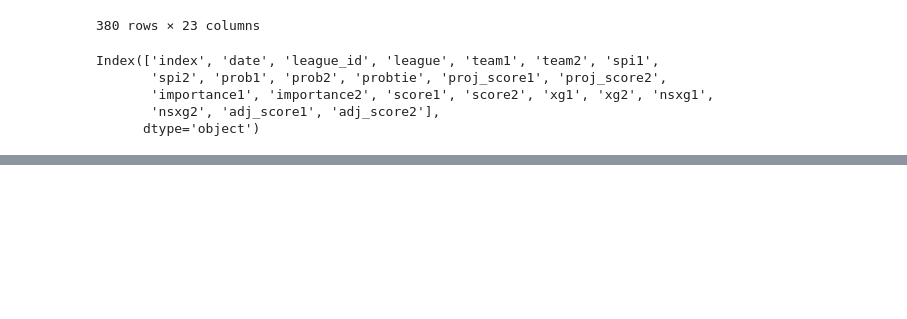
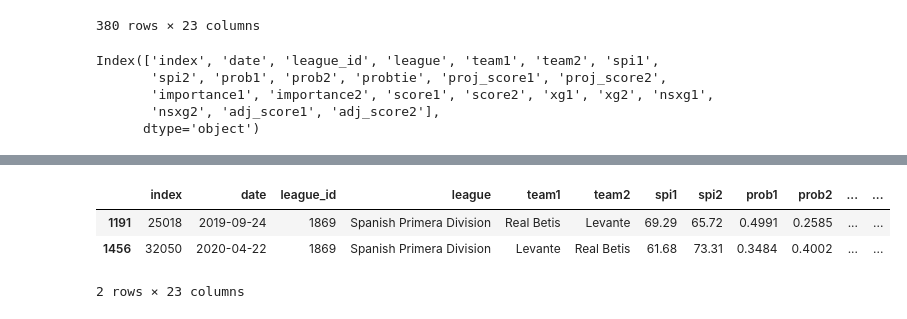
Before and after one commit to stcondon/tables4tableau, a Jupyter notebook: t/notebooks/fte-transformations.ipynb, the cells around one changed output, grey strips where cells are left out. Cells and saved outputs as stored; diff of their text form; code cells hidden in the pictures; blank space fills up the shorter version.

```diff
--- a/t/notebooks/fte-transformations.ipynb
+++ b/t/notebooks/fte-transformations.ipynb
@@ -160,0 +186,9 @@ fte_england_tb(df)
+# %%
+t = fte_mvp(df)
+teams = t[t['points'] == 33].index.values
+df.loc[df['team1'].isin(teams) & df['team2'].isin(teams)]
+# %% [output]
+|  | index | date | league_id | league | team1 | team2 | spi1 | spi2 | prob1 | prob2 | ... | ... |
+| 1191 | 25018 | 2019-09-24 | 1869 | Spanish Primera Division | Real Betis | Levante | 69.29 | 65.72 | 0.4991 | 0.2585 | ... | ... |
+| 1456 | 32050 | 2020-04-22 | 1869 | Spanish Primera Division | Levante | Real Betis | 61.68 | 73.31 | 0.3484 | 0.4002 | ... | ... |
+2 rows × 23 columns
```
Also changed, not shown: parts of 5 cells of this notebook, 3 other files.
